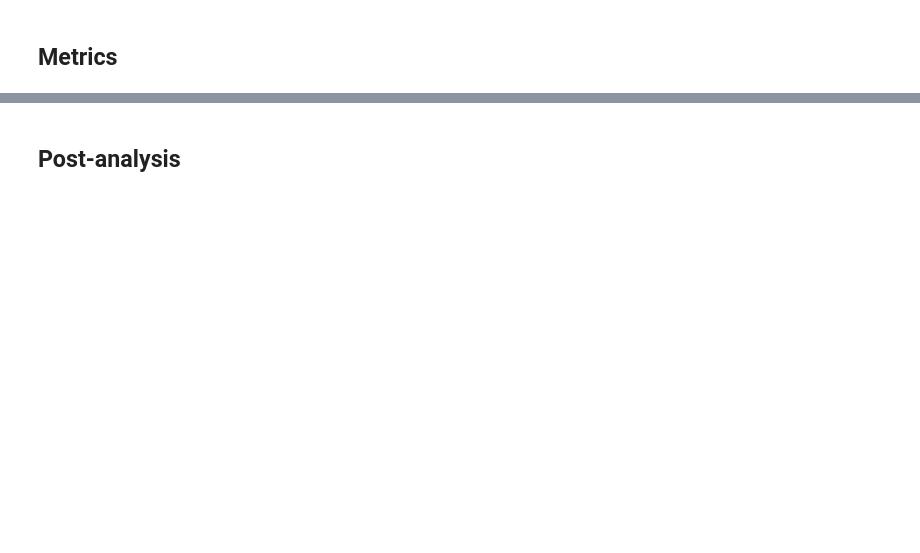
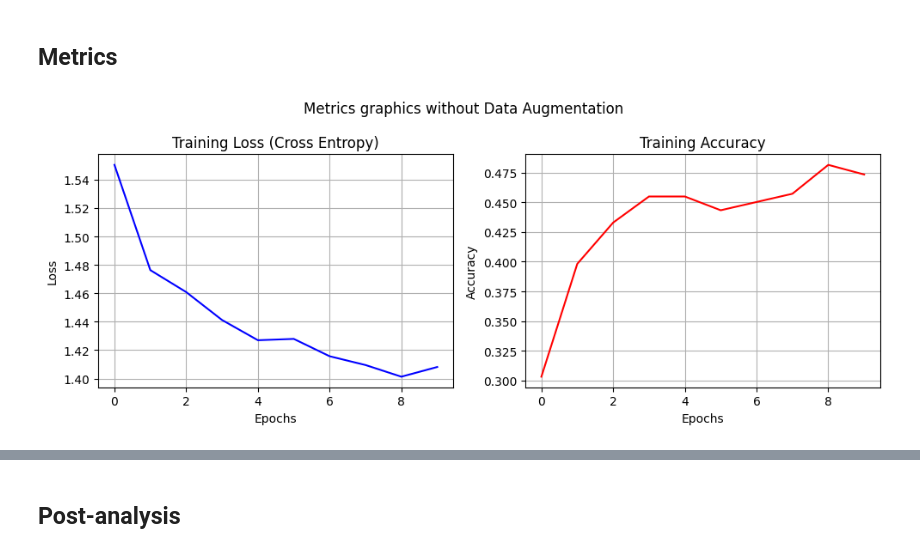
Before and after one commit to mrquaternion/Retinal-Image-Classification, a Jupyter notebook: cnn.ipynb, the cells around one changed output, grey strips where cells are left out. Saved outputs shown, nothing was run; the diff lists cells and outputs as text; code cells hidden in the pictures; blank space fills up the shorter version.

```diff
--- a/cnn.ipynb
+++ b/cnn.ipynb
@@ -245,4 +262,33 @@ Got 85/216 with accuracy 39.35%
 # %% [markdown]
 ## Metrics
+# %%
+def plot_loss_and_accuracy(history, num_epochs, fig_title):
+    epochs = np.arange(num_epochs)
+
+    loss = history['loss']
+    accuracy = [1 - tensor.cpu() for tensor in history['error']]
+
+    fig, (ax1, ax2) = plt.subplots(nrows=1, ncols=2, figsize=(10, 4))
+    fig.suptitle(fig_title)
+
+    ax1.plot(epochs, loss, color='blue')
+    ax1.set_title('Training Loss (Cross Entropy)')
+    ax1.set_xlabel('Epochs')
+    ax1.set_ylabel('Loss')
+    ax1.grid(True)
+
+    ax2.plot(epochs, accuracy, color='red')
+    ax2.set_title('Training Accuracy')
+    ax2.set_xlabel('Epochs')
+    ax2.set_ylabel('Accuracy')
+    ax2.grid(True)
+
+    plt.tight_layout()
+
+    plt.show()
+# %%
+plot_loss_and_accuracy(history, model.num_epochs, fig_title='Metrics graphics without Data Augmentation')
+# %% [output]
+[figure, added]
 # %%
 ConfusionMatrixDisplay(confusion_matrix(truth, preds), display_labels=np.unique(truth)).plot(cmap='Blues')
```
Also changed, not shown: parts of 17 cells of this notebook, 4 other files.
